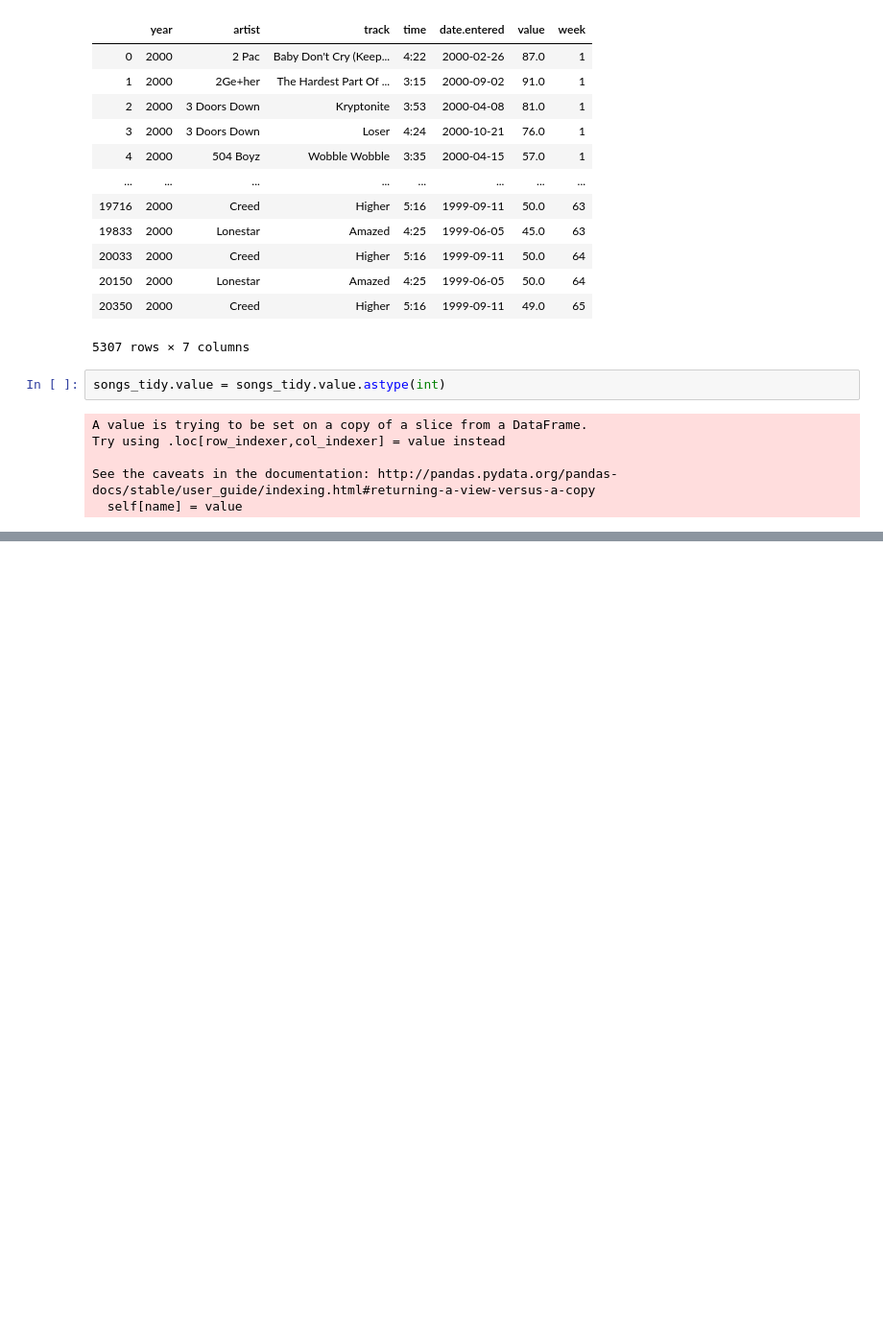
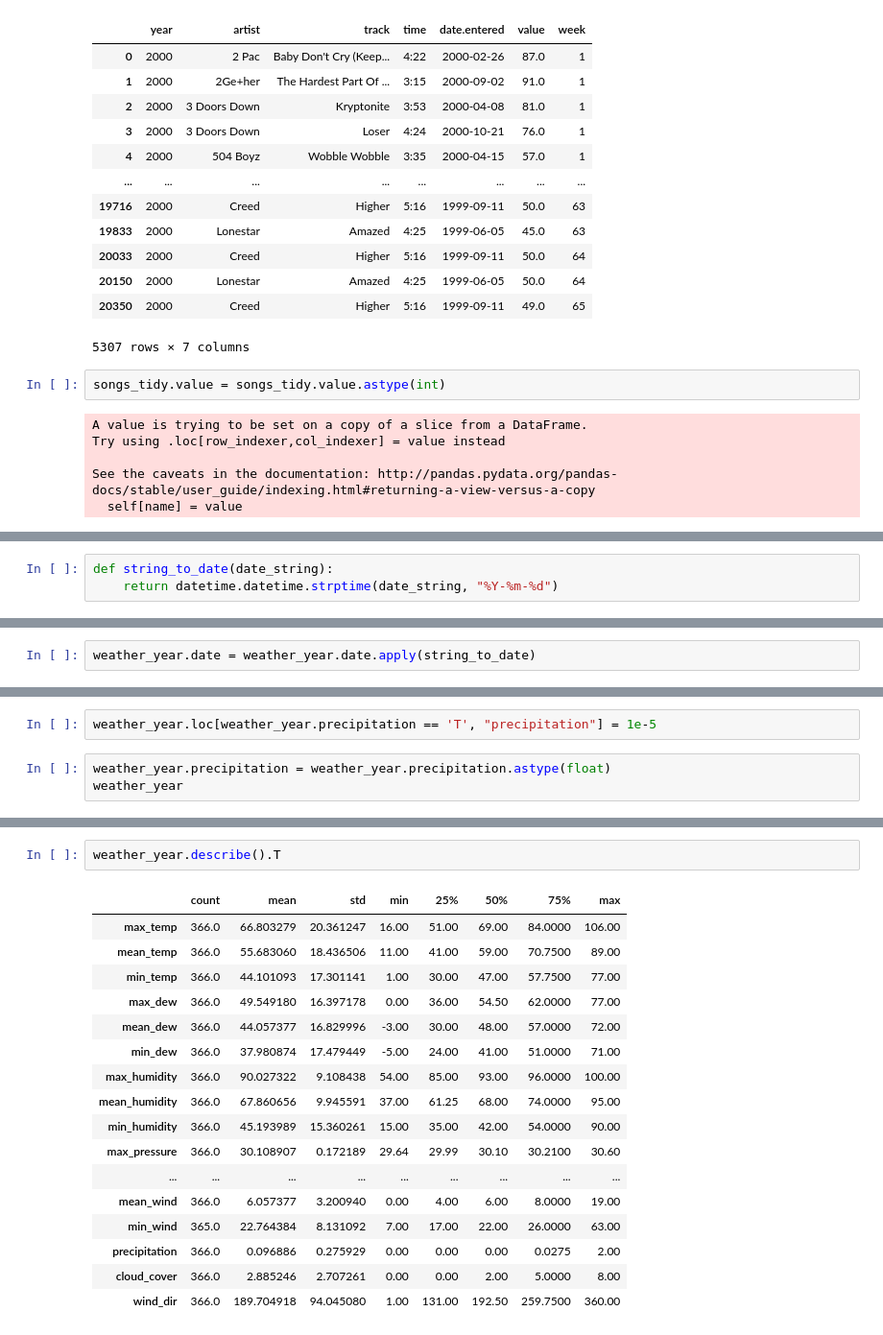
Before and after one commit to LuGeorgiev/Python-SoftUni, a Jupyter notebook: DataScience/02.DataTidying/Data Tidying and Cleaning lecture.ipynb, the cells around one changed output, grey strips where cells are left out. Shown at 96% size. Cells and saved outputs as stored; diff of their text form; blank space fills up the shorter version.

```diff
--- a/DataScience/02.DataTidying/Data Tidying and Cleaning lecture.ipynb
+++ b/DataScience/02.DataTidying/Data Tidying and Cleaning lecture.ipynb
@@ -411,0 +637,3 @@ dtype: object
+# %%
+def string_to_date(date_string):
+    return datetime.datetime.strptime(date_string, "%Y-%m-%d")
@@ -411,0 +644,2 @@ dtype: object
+# %%
+weather_year.date = weather_year.date.apply(string_to_date)
@@ -411,0 +673,5 @@ dtype: object
+# %%
+weather_year.loc[weather_year.precipitation == 'T', "precipitation"] = 1e-5
+# %%
+weather_year.precipitation = weather_year.precipitation.astype(float)
+weather_year
@@ -411,0 +719,20 @@ dtype: object
+# %%
+weather_year.describe().T
+# %% [output]
+|  | count | mean | std | min | 25% | 50% | 75% | max |
+| max_temp | 366.0 | 66.803279 | 20.361247 | 16.00 | 51.00 | 69.00 | 84.0000 | 106.00 |
+| mean_temp | 366.0 | 55.683060 | 18.436506 | 11.00 | 41.00 | 59.00 | 70.7500 | 89.00 |
+| min_temp | 366.0 | 44.101093 | 17.301141 | 1.00 | 30.00 | 47.00 | 57.7500 | 77.00 |
+| max_dew | 366.0 | 49.549180 | 16.397178 | 0.00 | 36.00 | 54.50 | 62.0000 | 77.00 |
+| mean_dew | 366.0 | 44.057377 | 16.829996 | -3.00 | 30.00 | 48.00 | 57.0000 | 72.00 |
+| min_dew | 366.0 | 37.980874 | 17.479449 | -5.00 | 24.00 | 41.00 | 51.0000 | 71.00 |
+| max_humidity | 366.0 | 90.027322 | 9.108438 | 54.00 | 85.00 | 93.00 | 96.0000 | 100.00 |
+| mean_humidity | 366.0 | 67.860656 | 9.945591 | 37.00 | 61.25 | 68.00 | 74.0000 | 95.00 |
+| min_humidity | 366.0 | 45.193989 | 15.360261 | 15.00 | 35.00 | 42.00 | 54.0000 | 90.00 |
+| max_pressure | 366.0 | 30.108907 | 0.172189 | 29.64 | 29.99 | 30.10 | 30.2100 | 30.60 |
+| ... | ... | ... | ... | ... | ... | ... | ... | ... |
+| mean_wind | 366.0 | 6.057377 | 3.200940 | 0.00 | 4.00 | 6.00 | 8.0000 | 19.00 |
+| min_wind | 365.0 | 22.764384 | 8.131092 | 7.00 | 17.00 | 22.00 | 26.0000 | 63.00 |
+| precipitation | 366.0 | 0.096886 | 0.275929 | 0.00 | 0.00 | 0.00 | 0.0275 | 2.00 |
+| cloud_cover | 366.0 | 2.885246 | 2.707261 | 0.00 | 0.00 | 2.00 | 5.0000 | 8.00 |
+| wind_dir | 366.0 | 189.704918 | 94.045080 | 1.00 | 131.00 | 192.50 | 259.7500 | 360.00 |
```
Also changed, not shown: parts of 33 cells of this notebook.
